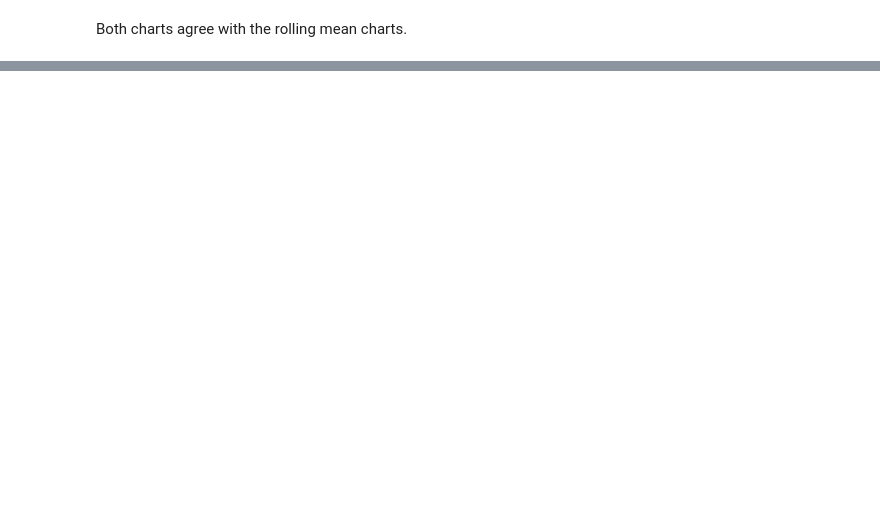
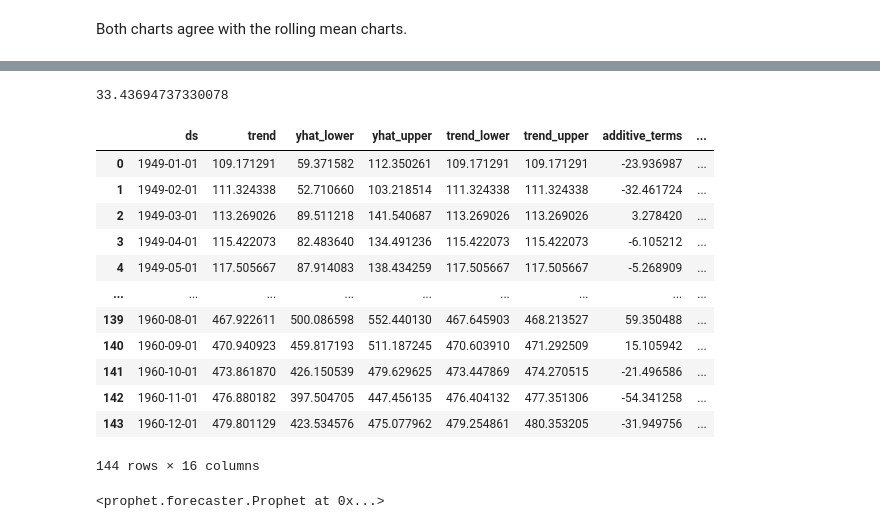
Before and after one commit to BrianFri/Time_Series, a Jupyter notebook: Time_Series.ipynb, the cells around one changed output, grey strips where cells are left out. Cells and saved outputs as stored; diff of their text form; code cells hidden in the pictures; blank space fills up the shorter version.

```diff
--- a/Time_Series.ipynb
+++ b/Time_Series.ipynb
@@ -145,0 +148,17 @@ MAE: 33.443397579857155
+# %%
+def forecast_eval(df, months):
+    df = df.sort_values('ds').reset_index(drop=True)
+    model = Prophet()
+    train = df.iloc[:-months]
+    test = df.iloc[-months:]
+    model.fit(train)
+    future = model.make_future_dataframe(months, freq='MS')
+    forecast = model.predict(future)
+    comparison = test.merge(forecast[["ds", "yhat"]], on="ds")
+    mae = (comparison["y"] - comparison["yhat"]).abs().mean()
+    return mae, forecast, model
+# %%
+df['y'] = df['Passengers']
+df['ds'] = df.index
+df = df[['ds', 'y']]
+df.reset_index(drop=True)
@@ -145,0 +179,2 @@ MAE: 33.443397579857155
+# %%
+mae, forecast, model = forecast_eval(df, 12)
@@ -145,0 +184,24 @@ MAE: 33.443397579857155
+# %%
+print(mae)
+# %% [output]
+33.43694737330078
+# %%
+forecast
+# %% [output]
+|  | ds | trend | yhat_lower | yhat_upper | trend_lower | trend_upper | additive_terms | ... |
+| 0 | 1949-01-01 | 109.171291 | 59.371582 | 112.350261 | 109.171291 | 109.171291 | -23.936987 | ... |
+| 1 | 1949-02-01 | 111.324338 | 52.710660 | 103.218514 | 111.324338 | 111.324338 | -32.461724 | ... |
+| 2 | 1949-03-01 | 113.269026 | 89.511218 | 141.540687 | 113.269026 | 113.269026 | 3.278420 | ... |
+| 3 | 1949-04-01 | 115.422073 | 82.483640 | 134.491236 | 115.422073 | 115.422073 | -6.105212 | ... |
+| 4 | 1949-05-01 | 117.505667 | 87.914083 | 138.434259 | 117.505667 | 117.505667 | -5.268909 | ... |
+| ... | ... | ... | ... | ... | ... | ... | ... | ... |
+| 139 | 1960-08-01 | 467.922611 | 500.086598 | 552.440130 | 467.645903 | 468.213527 | 59.350488 | ... |
+| 140 | 1960-09-01 | 470.940923 | 459.817193 | 511.187245 | 470.603910 | 471.292509 | 15.105942 | ... |
+| 141 | 1960-10-01 | 473.861870 | 426.150539 | 479.629625 | 473.447869 | 474.270515 | -21.496586 | ... |
+| 142 | 1960-11-01 | 476.880182 | 397.504705 | 447.456135 | 476.404132 | 477.351306 | -54.341258 | ... |
+| 143 | 1960-12-01 | 479.801129 | 423.534576 | 475.077962 | 479.254861 | 480.353205 | -31.949756 | ... |
+144 rows × 16 columns
+# %%
+model
+# %% [output]
+<prophet.forecaster.Prophet at 0x...>
```
Also changed, not shown: parts of 9 cells of this notebook.
